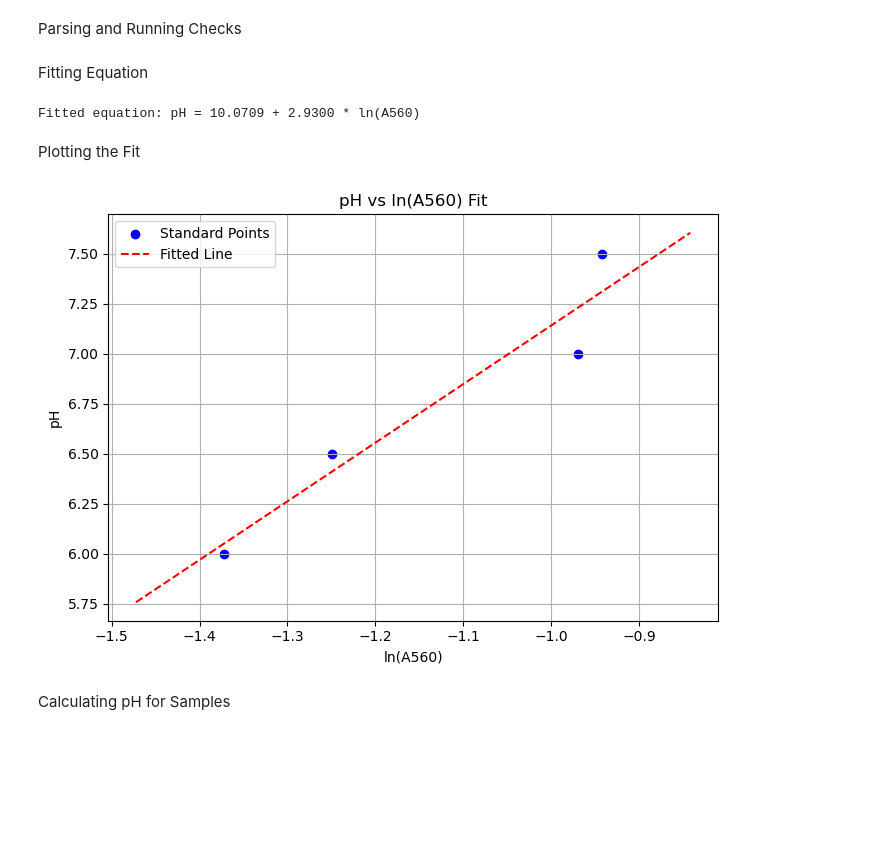
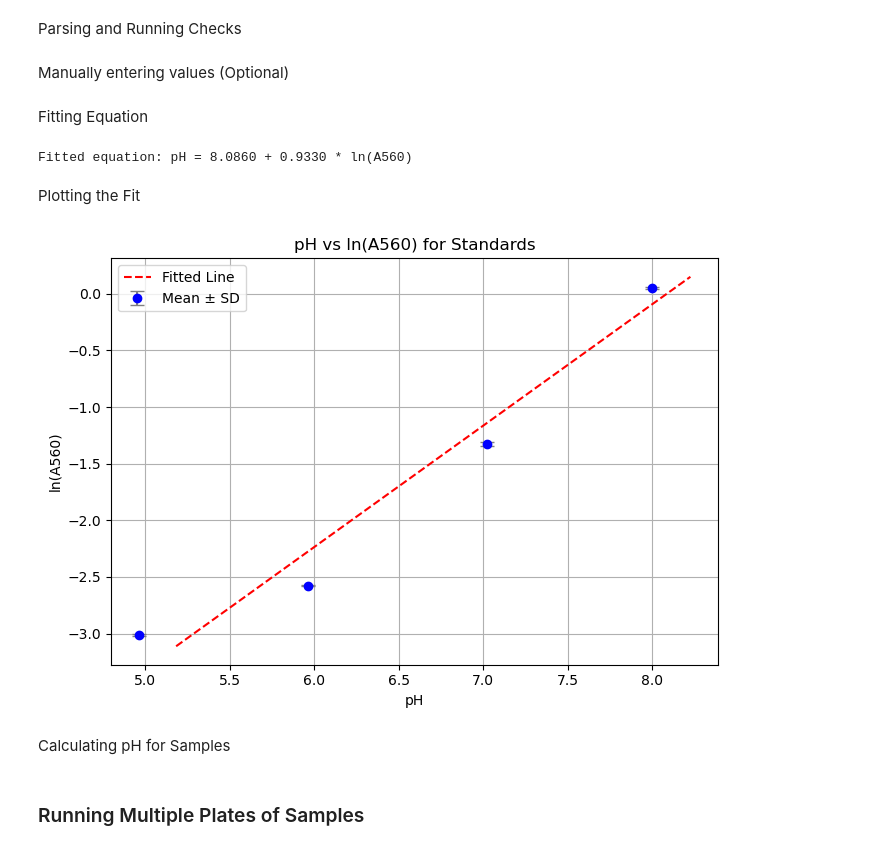
Before and after one commit to Grassporridge/pH_fit, a Jupyter notebook: pH_fit.ipynb, the cells around one changed output. Cells and saved outputs as stored; diff of their text form; code cells hidden in the pictures; blank space fills up the shorter version.

Commit message:
Updated pH_fit
 Fixed plotting, added multiple plate handling, bug fixes, added excel to csv converter

```diff
--- a/pH_fit.ipynb
+++ b/pH_fit.ipynb
@@ -52,6 +62,11 @@ for pos in std_pos:
         a560_values.append(a560)
     except KeyError:
         raise ValueError(f"Invalid position in data: {pos}")
+# %% [markdown]
+Manually entering values (Optional)
+# %%
+a560_values = np.array([0.0494,0.0757,0.262,1.0504,0.0489,0.0757,0.265,1.043,0.0492,0.0766,0.2702,1.0631])
+std_ph = np.array([4.96,5.96,7.02,8.00,4.96,5.96,7.02,8.00,4.96,5.96,7.02,8.00])
 # %% [markdown]
 Fitting Equation
 # %%
@@ -68,26 +83,43 @@ a_fit, b_fit = params
 
 print(f"Fitted equation: pH = {a_fit:.4f} + {b_fit:.4f} * ln(A560)")
 # %% [output]
-Fitted equation: pH = 10.0709 + 2.9300 * ln(A560)
+Fitted equation: pH = 8.0860 + 0.9330 * ln(A560)
 # %% [markdown]
 Plotting the Fit
 # %%
-# Plot
-x_vals = np.linspace(ln_a560.min() - 0.1, ln_a560.max() + 0.1, 100)
+# Build a DataFrame for easy grouping
+df_plot = pd.DataFrame({
+    'pH': std_ph,
+    'ln_A560': ln_a560
+})
+
+# Group by pH and compute mean and std dev of log(A560)
+grouped = df_plot.groupby('pH').agg(
+    mean_ln_A560=('ln_A560', 'mean'),
+    std_ln_A560=('ln_A560', 'std')
+).reset_index()
+
+# Generate fitted line
+x_vals = np.linspace(grouped['mean_ln_A560'].min() - 0.1,
+                     grouped['mean_ln_A560'].max() + 0.1, 100)
 y_vals = model(x_vals, *params)
 
+# Plot
 plt.figure(figsize=(7, 5))
-plt.scatter(ln_a560, std_ph, color='blue', label='Standard Points')
-plt.plot(x_vals, y_vals, color='red', linestyle='--', label='Fitted Line')
-plt.xlabel('ln(A560)')
-plt.ylabel('pH')
-plt.title('pH vs ln(A560) Fit for Standards')
+plt.errorbar(grouped['pH'], grouped['mean_ln_A560'],
+             yerr=grouped['std_ln_A560'], fmt='o', color='blue',
+             ecolor='gray', capsize=5, label='Mean ± SD')
+
+plt.plot(y_vals, x_vals, color='red', linestyle='--', label='Fitted Line')  # flip axis
+plt.xlabel('pH')
+plt.ylabel('ln(A560)')
+plt.title('pH vs ln(A560) for Standards')
 plt.legend()
 plt.grid(True)
 plt.tight_layout()
 plt.show()
 # %% [output]
-[figure, old version]
+[figure, new version]
 # %% [markdown]
 Calculating pH for Samples
 # %%
@@ -117,0 +150,2 @@ df_ph.to_csv('pH_test_output.csv')
+# %% [markdown]
+### Running Multiple Plates of Samples
```
Also changed, not shown: parts of 8 cells of this notebook.
